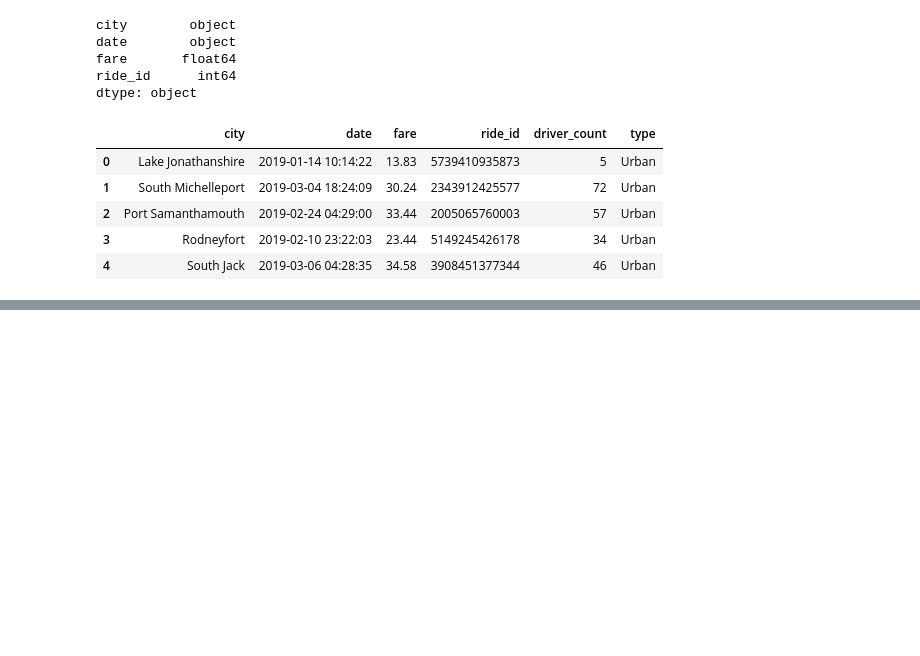
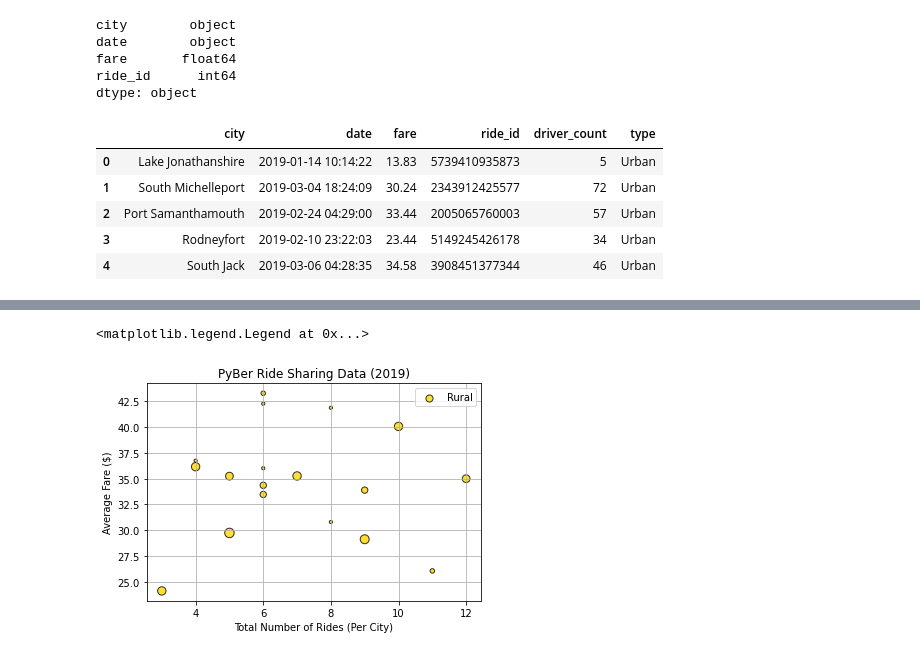
Before and after one commit to chefcramer/PyBer_Analysis, a Jupyter notebook: PyBer.ipynb, the cells around one changed output, grey strips where cells are left out. Cells and saved outputs as stored; diff of their text form; code cells hidden in the pictures; blank space fills up the shorter version.

```diff
--- a/PyBer.ipynb
+++ b/PyBer.ipynb
@@ -129,0 +251,15 @@ pyber_data_df.head()
+# %%
+#creating the rural bubble plot, suburban to rural and color to gold
+plt.scatter(rural_ride_count,
+            rural_avg_fare,
+           s=10*rural_driver_count, c="gold",
+           edgecolor='black', linewidths=1,
+           alpha=.8, label='Rural')
+plt.title("PyBer Ride Sharing Data (2019)")
+plt.ylabel("Average Fare ($)")
+plt.xlabel("Total Number of Rides (Per City)")
+plt.grid(True)
+plt.legend()
+# %% [output]
+<matplotlib.legend.Legend at 0x...>
+[figure, added]
```
Also changed, not shown: parts of 17 cells of this notebook, 1 other file.
